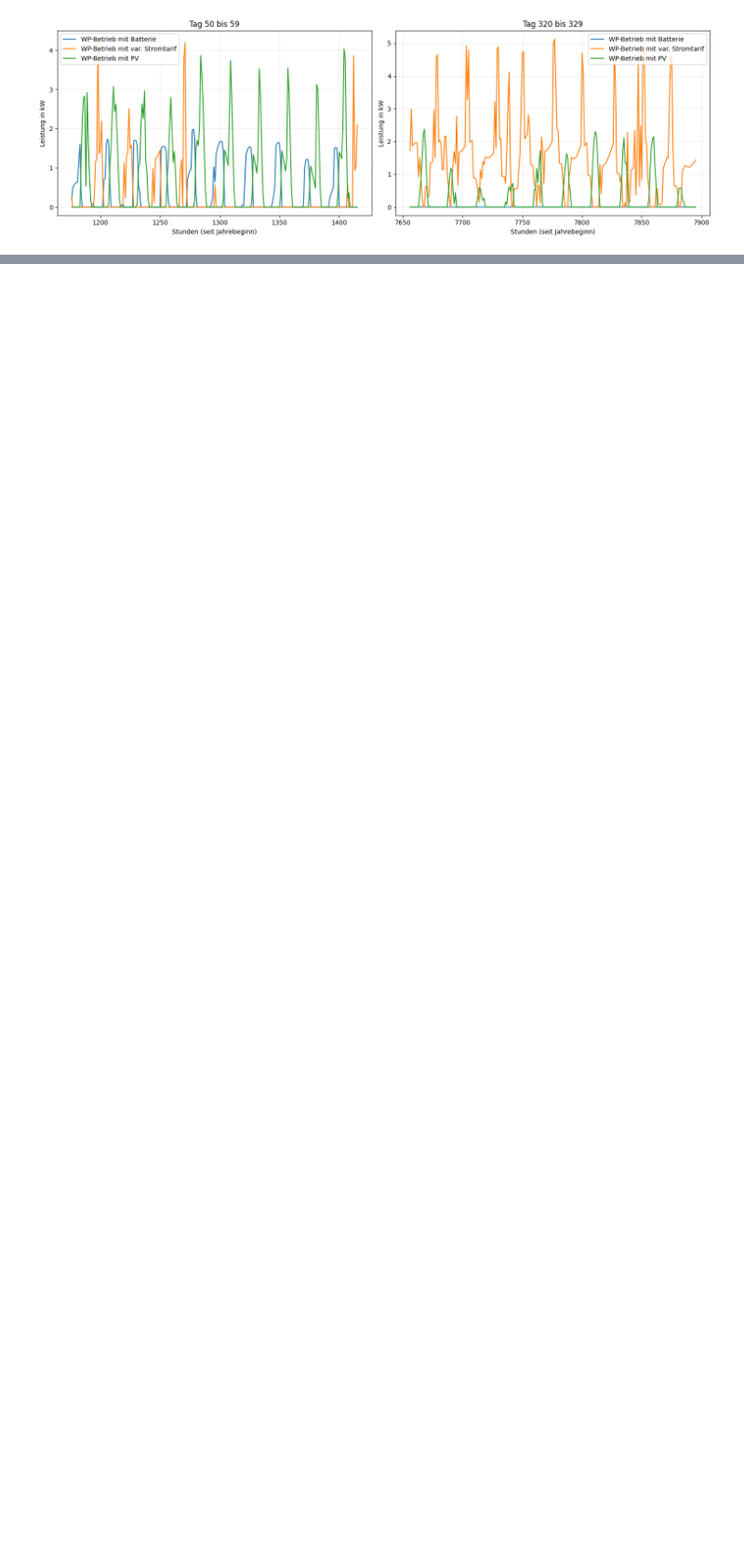
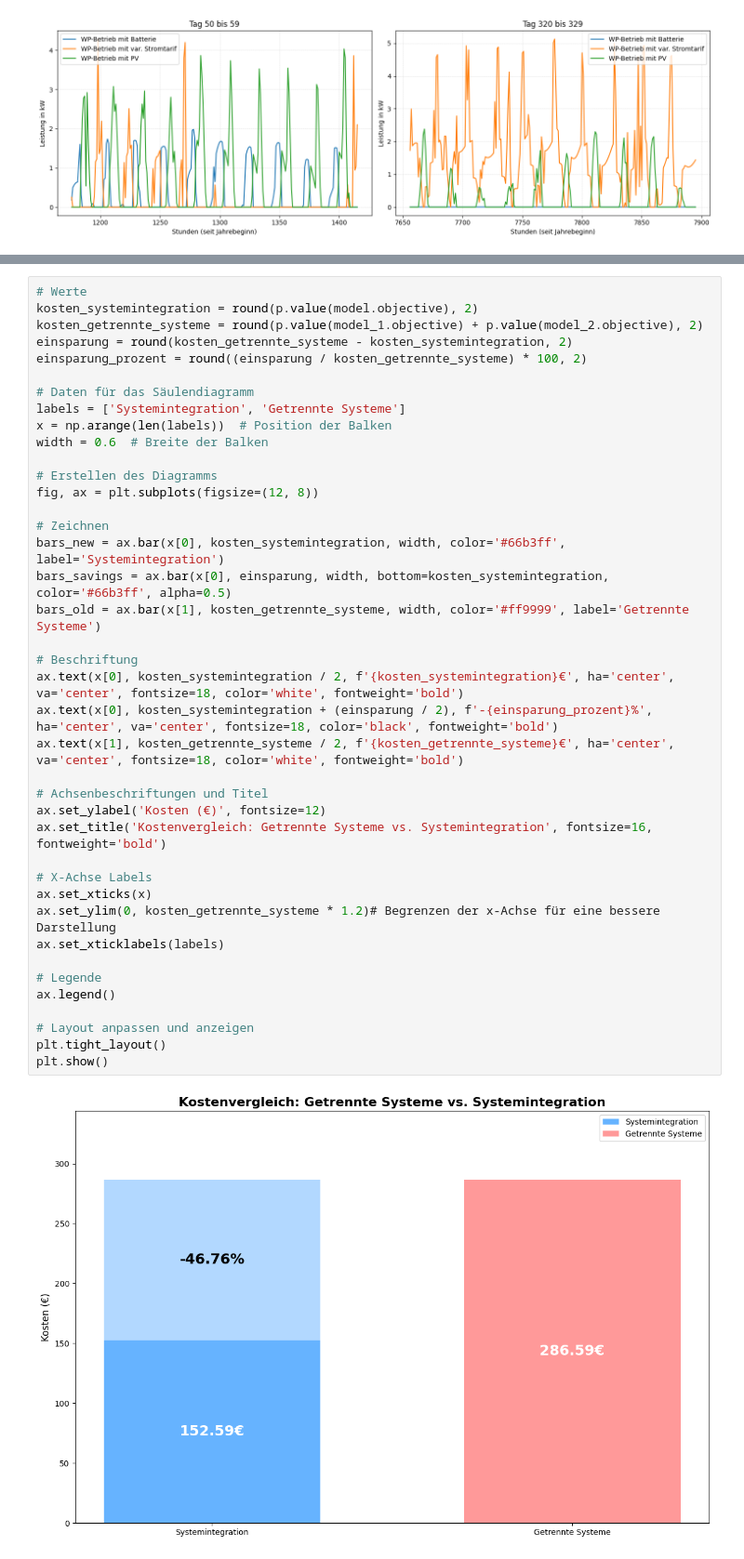
Before and after one commit to Julian3721/heatpump-operation-optimization, a Jupyter notebook: main.ipynb, the cells around one changed output, grey strips where cells are left out. Shown: that part at 93% size. Cells and saved outputs as stored; diff of their text form; blank space fills up the shorter version.

```diff
--- a/main.ipynb
+++ b/main.ipynb
@@ -1280,0 +1246,42 @@ Autarkiegrad: 33 %
+# %%
+# Werte
+kosten_systemintegration = round(p.value(model.objective), 2)
+kosten_getrennte_systeme = round(p.value(model_1.objective) + p.value(model_2.objective), 2)
+einsparung = round(kosten_getrennte_systeme - kosten_systemintegration, 2)
+einsparung_prozent = round((einsparung / kosten_getrennte_systeme) * 100, 2)
+
+# Daten für das Säulendiagramm
+labels = ['Systemintegration', 'Getrennte Systeme']
+x = np.arange(len(labels))  # Position der Balken
+width = 0.6  # Breite der Balken
+
+# Erstellen des Diagramms
+fig, ax = plt.subplots(figsize=(12, 8))
+
+# Zeichnen
+bars_new = ax.bar(x[0], kosten_systemintegration, width, color='#66b3ff', label='Systemintegration')
+bars_savings = ax.bar(x[0], einsparung, width, bottom=kosten_systemintegration, color='#66b3ff', alpha=0.5)
+bars_old = ax.bar(x[1], kosten_getrennte_systeme, width, color='#ff9999', label='Getrennte Systeme')
+
+# Beschriftung
+ax.text(x[0], kosten_systemintegration / 2, f'{kosten_systemintegration}€', ha='center', va='center', fontsize=18, color='white', fontweight='bold')
+ax.text(x[0], kosten_systemintegration + (einsparung / 2), f'-{einsparung_prozent}%', ha='center', va='center', fontsize=18, color='black', fontweight='bold')
+ax.text(x[1], kosten_getrennte_systeme / 2, f'{kosten_getrennte_systeme}€', ha='center', va='center', fontsize=18, color='white', fontweight='bold')
+
+# Achsenbeschriftungen und Titel
+ax.set_ylabel('Kosten (€)', fontsize=12)
+ax.set_title('Kostenvergleich: Getrennte Systeme vs. Systemintegration', fontsize=16, fontweight='bold')
+
+# X-Achse Labels
+ax.set_xticks(x)
+ax.set_ylim(0, kosten_getrennte_systeme * 1.2)# Begrenzen der x-Achse für eine bessere Darstellung
+ax.set_xticklabels(labels)
+
+# Legende
+ax.legend()
+
+# Layout anpassen und anzeigen
+plt.tight_layout()
+plt.show()
+# %% [output]
+[figure, added]
```
Also changed, not shown: parts of 19 cells of this notebook, 5 other files.
